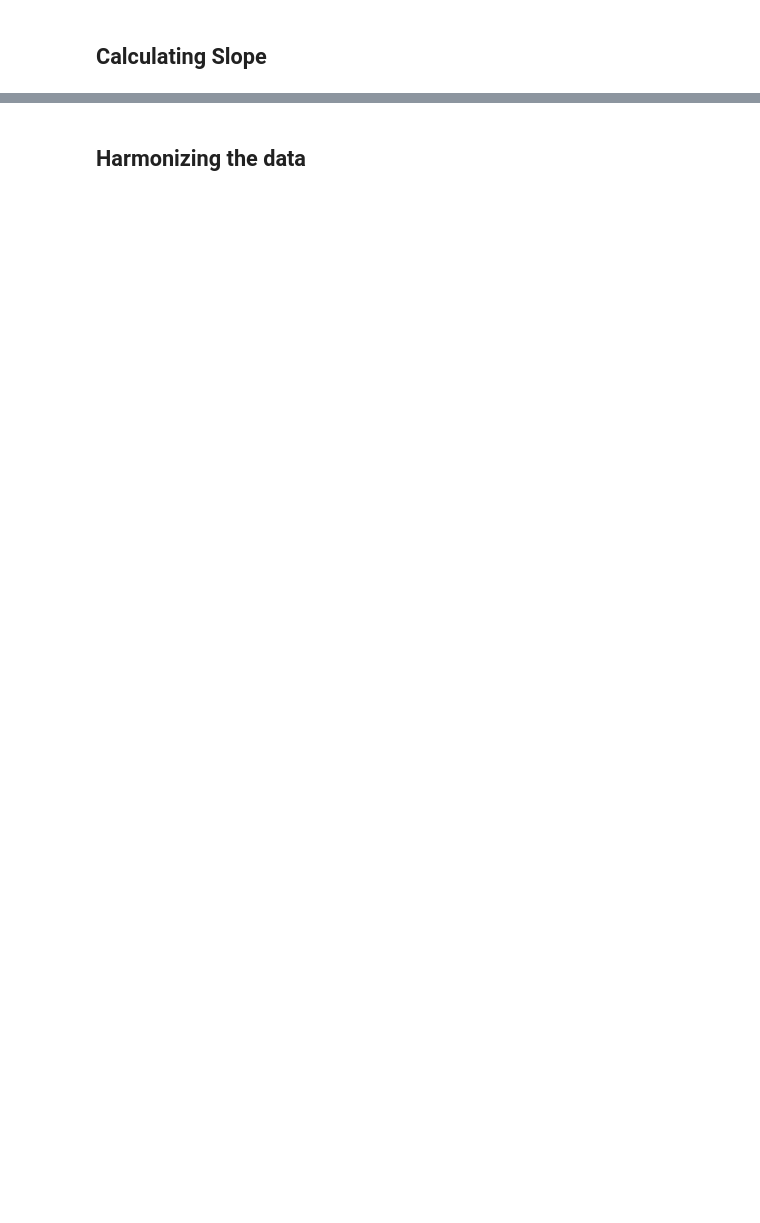
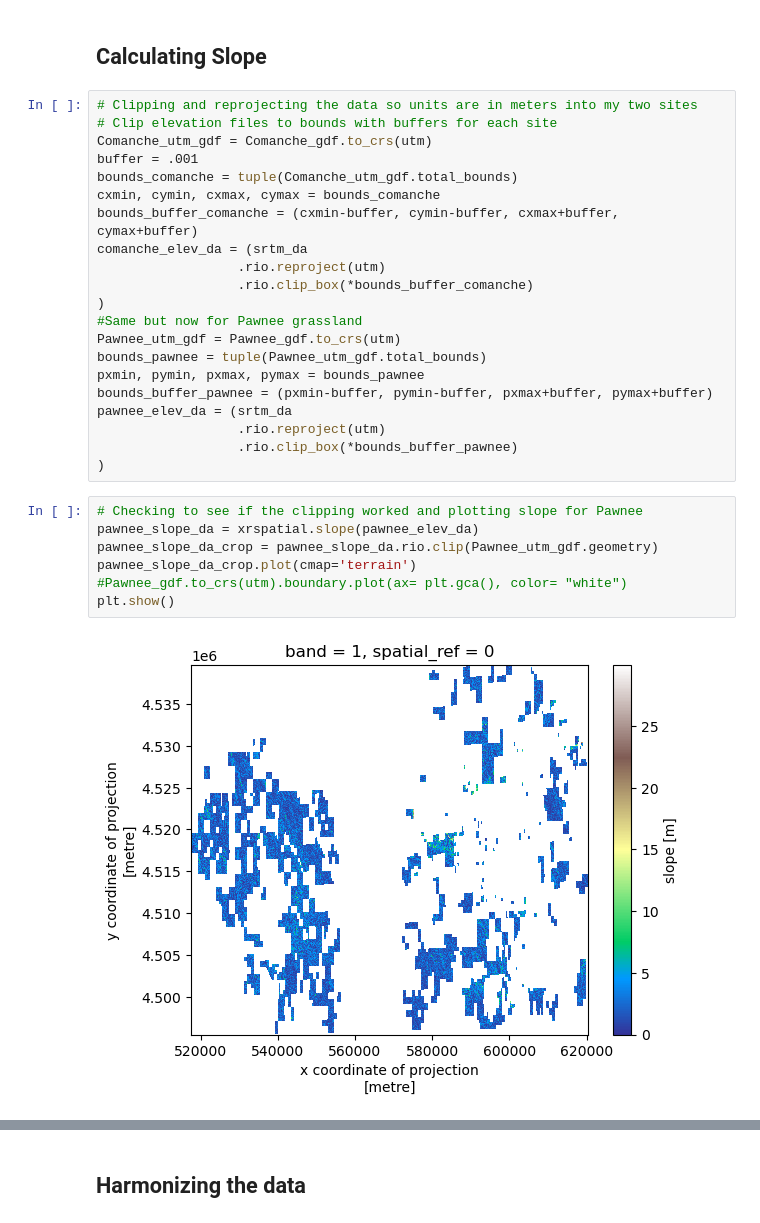
Before and after one commit to annaposlednik/EarthAnalyticsFinal, a Jupyter notebook: finalassignment.ipynb, the cells around one changed output, grey strips where cells are left out. Drawn from its saved outputs; the diff is of its cells as text; blank space fills up the shorter version.

```diff
--- a/finalassignment.ipynb
+++ b/finalassignment.ipynb
@@ -313,2 +366,32 @@ blah blah
 # %% [markdown]
 ## Calculating Slope
+# %%
+# Clipping and reprojecting the data so units are in meters into my two sites
+# Clip elevation files to bounds with buffers for each site
+Comanche_utm_gdf = Comanche_gdf.to_crs(utm)
+buffer = .001
+bounds_comanche = tuple(Comanche_utm_gdf.total_bounds)
+cxmin, cymin, cxmax, cymax = bounds_comanche
+bounds_buffer_comanche = (cxmin-buffer, cymin-buffer, cxmax+buffer, cymax+buffer)
+comanche_elev_da = (srtm_da
+                  .rio.reproject(utm)
+                  .rio.clip_box(*bounds_buffer_comanche)
+)
+#Same but now for Pawnee grassland
+Pawnee_utm_gdf = Pawnee_gdf.to_crs(utm)
+bounds_pawnee = tuple(Pawnee_utm_gdf.total_bounds)
+pxmin, pymin, pxmax, pymax = bounds_pawnee
+bounds_buffer_pawnee = (pxmin-buffer, pymin-buffer, pxmax+buffer, pymax+buffer)
+pawnee_elev_da = (srtm_da
+                  .rio.reproject(utm)
+                  .rio.clip_box(*bounds_buffer_pawnee)
+)
+# %%
+# Checking to see if the clipping worked and plotting slope for Pawnee
+pawnee_slope_da = xrspatial.slope(pawnee_elev_da)
+pawnee_slope_da_crop = pawnee_slope_da.rio.clip(Pawnee_utm_gdf.geometry)
+pawnee_slope_da_crop.plot(cmap='terrain')
+#Pawnee_gdf.to_crs(utm).boundary.plot(ax= plt.gca(), color= "white")
+plt.show()
+# %% [output]
+[figure, added]
```
Also changed, not shown: parts of 34 cells of this notebook.
